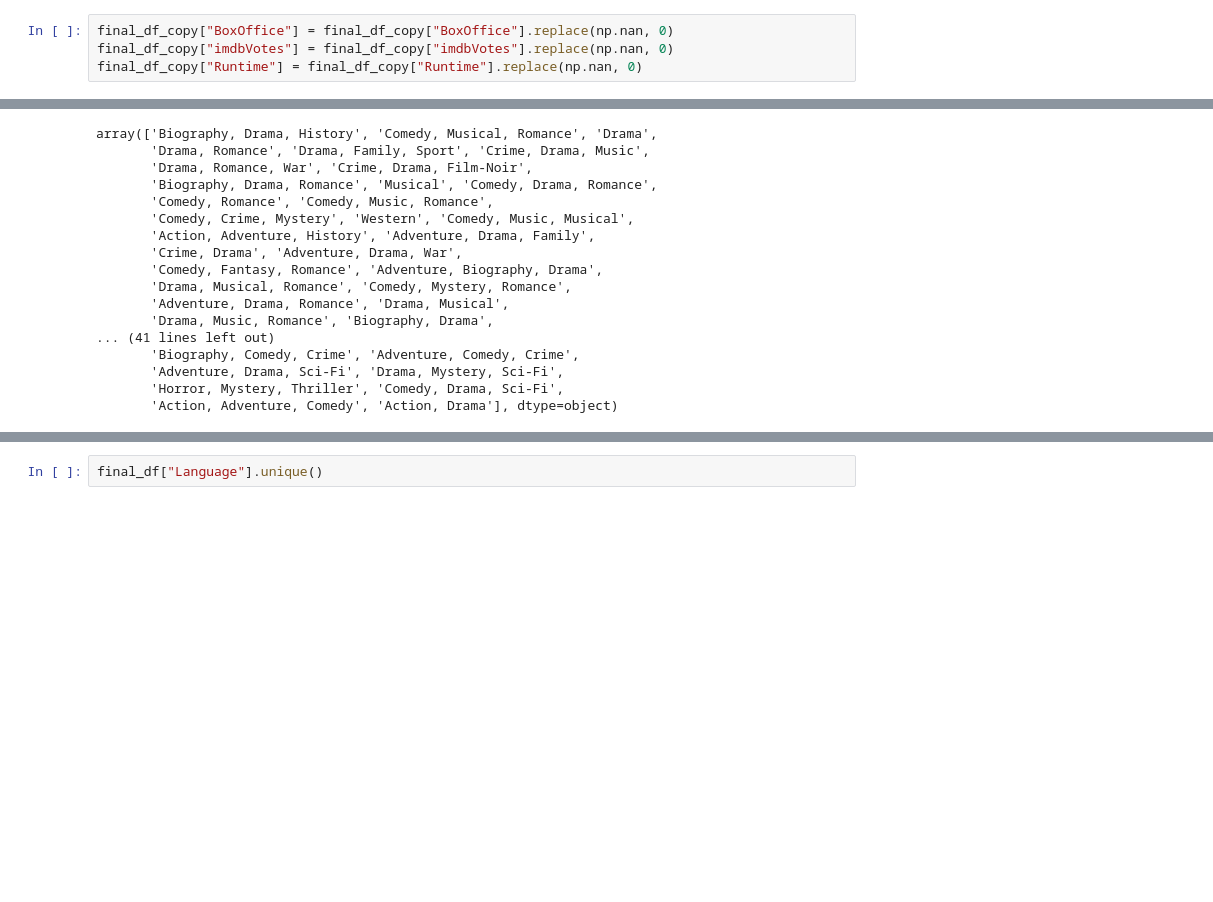
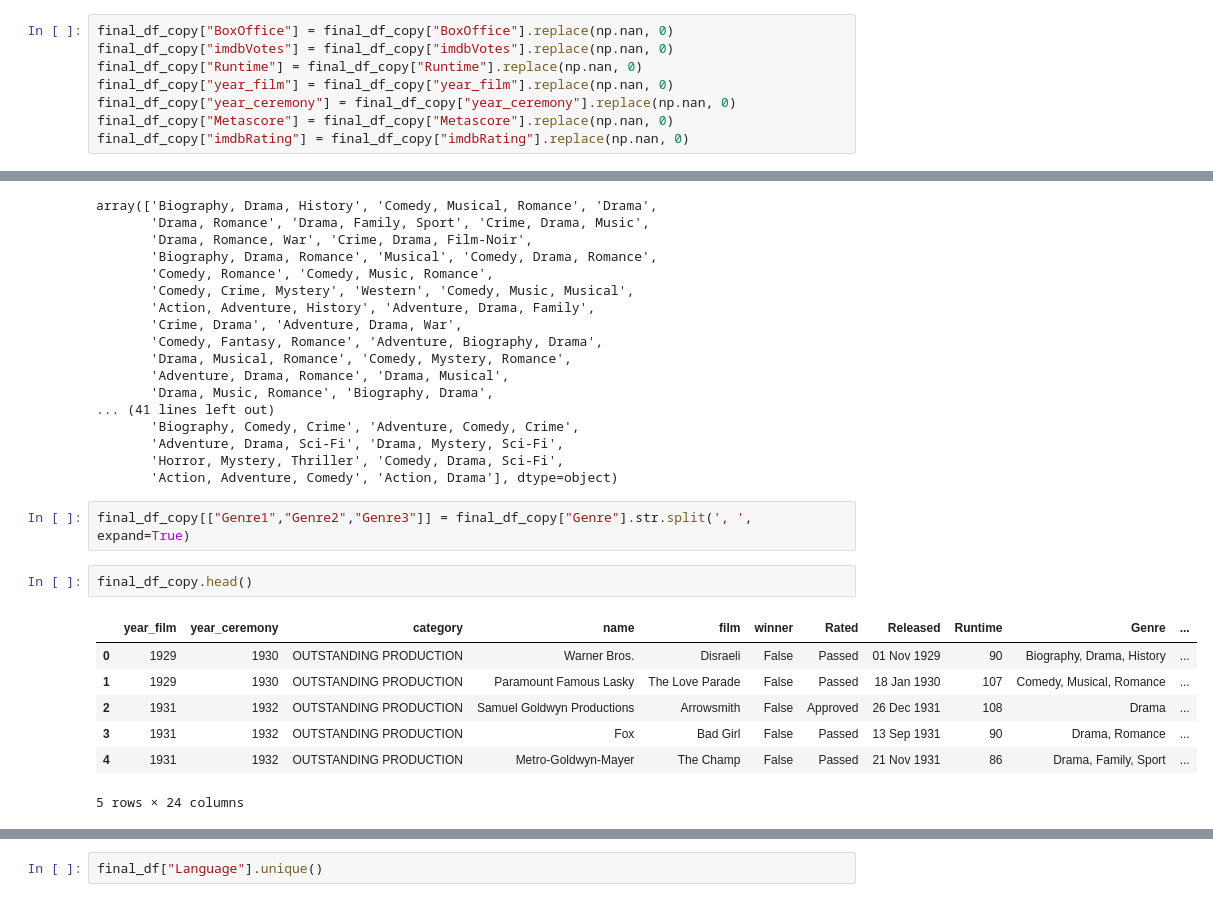
Before and after one commit to joannasantana/best_in_show, a Jupyter notebook: model_code.ipynb, the cells around one changed output, grey strips where cells are left out. Cells and saved outputs as stored; diff of their text form; blank space fills up the shorter version.

```diff
--- a/model_code.ipynb
+++ b/model_code.ipynb
@@ -252,3 +252,7 @@ final_df_copy = final_df.copy()
 final_df_copy["BoxOffice"] = final_df_copy["BoxOffice"].replace(np.nan, 0)
 final_df_copy["imdbVotes"] = final_df_copy["imdbVotes"].replace(np.nan, 0)
 final_df_copy["Runtime"] = final_df_copy["Runtime"].replace(np.nan, 0)
+final_df_copy["year_film"] = final_df_copy["year_film"].replace(np.nan, 0)
+final_df_copy["year_ceremony"] = final_df_copy["year_ceremony"].replace(np.nan, 0)
+final_df_copy["Metascore"] = final_df_copy["Metascore"].replace(np.nan, 0)
+final_df_copy["imdbRating"] = final_df_copy["imdbRating"].replace(np.nan, 0)
@@ -297,3 +321,15 @@ array(['Biography, Drama, History', 'Comedy, Musical, Romance', 'Drama',
        'Adventure, Drama, Sci-Fi', 'Drama, Mystery, Sci-Fi',
        'Horror, Mystery, Thriller', 'Comedy, Drama, Sci-Fi',
        'Action, Adventure, Comedy', 'Action, Drama'], dtype=object)
+# %%
+final_df_copy[["Genre1","Genre2","Genre3"]] = final_df_copy["Genre"].str.split(', ', expand=True)
+# %%
+final_df_copy.head()
+# %% [output]
+|  | year_film | year_ceremony | category | name | film | winner | Rated | Released | Runtime | Genre | ... |
+| 0 | 1929 | 1930 | OUTSTANDING PRODUCTION | Warner Bros. | Disraeli | False | Passed | 01 Nov 1929 | 90 | Biography, Drama, History | ... |
+| 1 | 1929 | 1930 | OUTSTANDING PRODUCTION | Paramount Famous Lasky | The Love Parade | False | Passed | 18 Jan 1930 | 107 | Comedy, Musical, Romance | ... |
+| 2 | 1931 | 1932 | OUTSTANDING PRODUCTION | Samuel Goldwyn Productions | Arrowsmith | False | Approved | 26 Dec 1931 | 108 | Drama | ... |
+| 3 | 1931 | 1932 | OUTSTANDING PRODUCTION | Fox | Bad Girl | False | Passed | 13 Sep 1931 | 90 | Drama, Romance | ... |
+| 4 | 1931 | 1932 | OUTSTANDING PRODUCTION | Metro-Goldwyn-Mayer | The Champ | False | Passed | 21 Nov 1931 | 86 | Drama, Family, Sport | ... |
+5 rows × 24 columns
```
Also changed, not shown: parts of 6 cells of this notebook, 1 other file.
